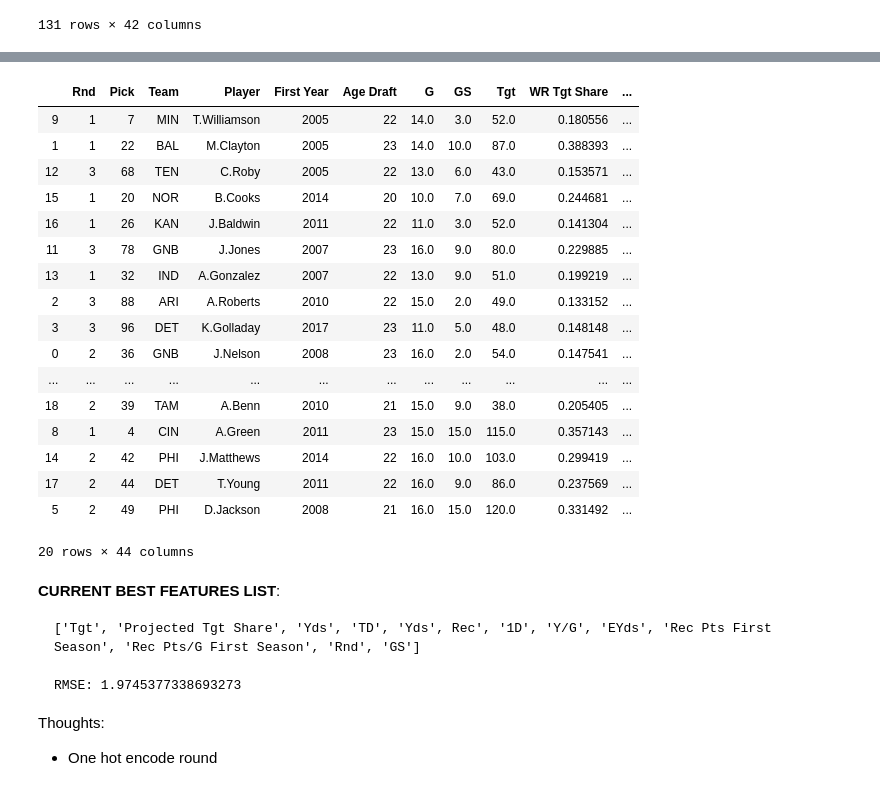
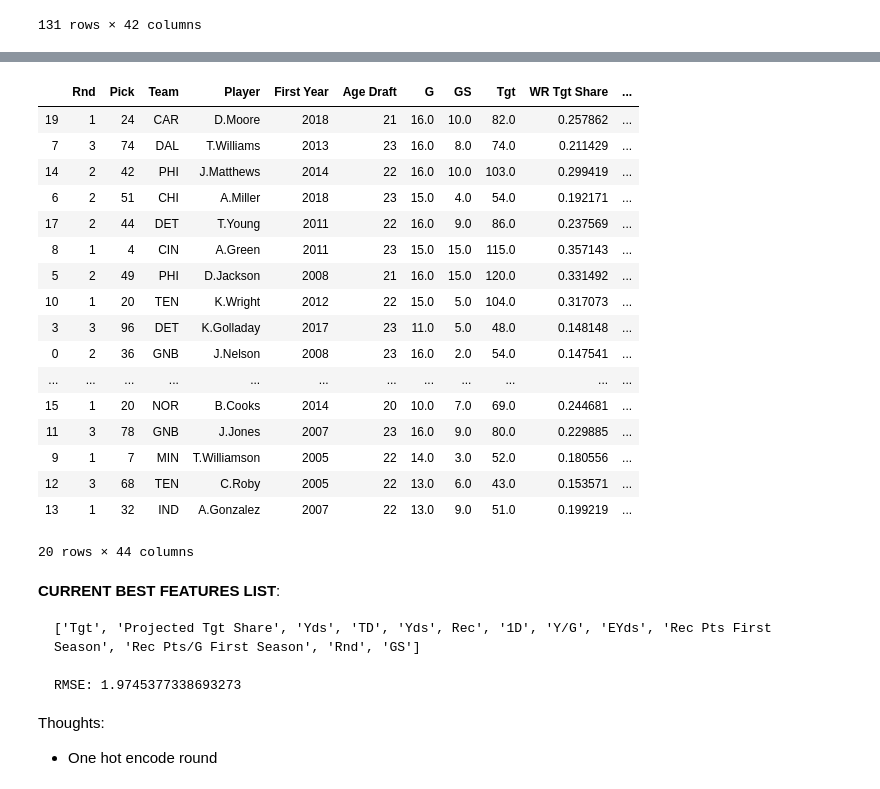
Before and after one commit to tevans-barton/WRSecondYearJumps, a Jupyter notebook: notebooks/5.0 Analysis and Modeling Notebook.ipynb, the cells around one changed output, grey strips where cells are left out. Saved outputs shown, nothing was run; the diff lists cells and outputs as text; code cells hidden in the pictures.

```diff
--- a/notebooks/5.0 Analysis and Modeling Notebook.ipynb
+++ b/notebooks/5.0 Analysis and Modeling Notebook.ipynb
@@ -95,5 +87,5 @@ Index(['Rnd', 'Pick', 'Team', 'Player', 'First Year', 'Age Draft', 'G', 'GS',
 # %%
-X_temp, X_test, y_temp, y_test = train_test_split(rec_model.drop(['Rec Pts Second Season', 'Rec Pts/G Second Season'], axis = 1), rec_model['Rec Pts/G Second Season'], test_size = 0.2, random_state = 1)
+X_temp, X_test, y_temp, y_test = train_test_split(df_model.drop(['Rec Pts Second Season', 'Rec Pts/G Second Season'], axis = 1), df_model['Rec Pts/G Second Season'], test_size = 0.2, random_state = 1)
 # %%
 X_train, X_valid, y_train, y_valid = train_test_split(X_temp, y_temp, test_size = 0.2, random_state = 1)
 # %%
@@ -111,30 +108,30 @@ cat_transformer = Pipeline(steps=[
 ])
 
 reg_num_feat = ['Pick', 'First Year', 'Age Draft', 'G', 'GS',
-        'Tgt', 'WR Tgt Share', 'Rec', 'WR Rec Share', 'Ctch%', 'Yds', 'WR Yds Share',
-        'Y/R', 'TD', 'WR TD Share', '1D', 'Lng', 'Y/Tgt', 'R/G','Y/G',
+        'Tgt', 'Catch Rate', 'Y/R', 'TD', 'WR TD Share', 'Lng', 'Y/Tgt', 'Y/G',
         'Projected Tgt Share', 'Projected Tgt', 'Projected Rec Share', 'Projected Rec', 'Projected Yds Share',
-        'Projected Yds', 'Projected TD Share', 'Projected TD', 'Rec Pts First Season', 'Rec Pts/G First Season']
-adv_num_feat = ['DYAR', 'YAR', 'DVOA', 'VOA', 'EYds', 'DPI Pens', 'DPI Yds']
-num_feat = reg_num_feat + adv_num_feat
+        'Projected Yds', 'Projected TD Share', 'Projected TD']
+sqrt_num_feat = ['WR Tgt Share', 'Rec', 'WR Rec Share', 'Yds', 'WR Yds Share', '1D',
+                 'R/G', 'EYds', 'Rec Pts First Season', 'Rec Pts/G First Season']
+adv_num_feat = ['DYAR', 'YAR', 'DVOA', 'VOA', 'DPI Pens', 'DPI Yds']
+num_feat = reg_num_feat + sqrt_num_feat + adv_num_feat
+
+sqrt_transformer = Pipeline(steps = [
+    ('sqrt', FunctionTransformer(lambda x : x**.5))
+])
 
 num_transformer = Pipeline(steps=[
-    ('scaler', StandardScaler())   # z-scale
+    ('none', FunctionTransformer(lambda x : x))
 ])
 
-small_selection = ['Tgt', 'Projected Tgt Share', 'TD',
-                   'Rec', 'Yds', '1D', 'Y/G', 'EYds', 'Rec Pts First Season',
-                   'Rec Pts/G First Season']
+small_selection = ['Tgt', 'TD', 'Rec Pts/G First Season']
+small_sqrt = ['Rec', 'Yds', '1D', 'EYds']
 
-thresh_selection = ['GS']
+preproc1 = ColumnTransformer(transformers=[('sqrt', sqrt_transformer, small_sqrt), ('none', num_transformer, small_selection), ('cat', cat_transformer, cat_feat)])
 
-bi = Binarizer(8.5)
-
-preproc = ColumnTransformer(transformers=[('bi', bi, thresh_selection), ('num', num_transformer, small_selection), ('cat', cat_transformer, cat_feat)])
-
-pl = Pipeline(steps=[('preprocessor', preproc), ('regressor', LinearRegression())])
+pl = Pipeline(steps=[('preprocessor', preproc1), ('regressor', LinearRegression(normalize = True))])
 # %%
-pl.fit(X_train[small_selection + thresh_selection + cat_feat], y_train)
+pl.fit(X_train[small_selection + small_sqrt + cat_feat], y_train)
 # %% [output]
 Pipeline(memory=None,
          steps=[('preprocessor',
@@ -174,3 +167,3 @@ pd.DataFrame(zip(small_selection + thresh_selection + ['Rnd1', 'Rnd2', 'Rnd3'],
 # %%
-valid_pred = pl.predict(X_valid[small_selection + thresh_selection + ['Rnd']])
+valid_pred = pl.predict(X_valid[small_selection + small_sqrt + ['Rnd']])
 # %%
@@ -205,25 +198,25 @@ temp['Absolute Error'] = np.abs(valid_pred - y_valid)
 # %%
 temp['Error'] = (valid_pred - y_valid)
 # %%
-temp.sort_values('Absolute Error', ascending = False)
+temp.sort_values('Absolute Error')
 # %% [output]
 |  | Rnd | Pick | Team | Player | First Year | Age Draft | G | GS | Tgt | WR Tgt Share | ... |
-| 9 | 1 | 7 | MIN | T.Williamson | 2005 | 22 | 14.0 | 3.0 | 52.0 | 0.180556 | ... |
-| 1 | 1 | 22 | BAL | M.Clayton | 2005 | 23 | 14.0 | 10.0 | 87.0 | 0.388393 | ... |
-| 12 | 3 | 68 | TEN | C.Roby | 2005 | 22 | 13.0 | 6.0 | 43.0 | 0.153571 | ... |
-| 15 | 1 | 20 | NOR | B.Cooks | 2014 | 20 | 10.0 | 7.0 | 69.0 | 0.244681 | ... |
-| 16 | 1 | 26 | KAN | J.Baldwin | 2011 | 22 | 11.0 | 3.0 | 52.0 | 0.141304 | ... |
-| 11 | 3 | 78 | GNB | J.Jones | 2007 | 23 | 16.0 | 9.0 | 80.0 | 0.229885 | ... |
-| 13 | 1 | 32 | IND | A.Gonzalez | 2007 | 22 | 13.0 | 9.0 | 51.0 | 0.199219 | ... |
-| 2 | 3 | 88 | ARI | A.Roberts | 2010 | 22 | 15.0 | 2.0 | 49.0 | 0.133152 | ... |
+| 19 | 1 | 24 | CAR | D.Moore | 2018 | 21 | 16.0 | 10.0 | 82.0 | 0.257862 | ... |
+| 7 | 3 | 74 | DAL | T.Williams | 2013 | 23 | 16.0 | 8.0 | 74.0 | 0.211429 | ... |
+| 14 | 2 | 42 | PHI | J.Matthews | 2014 | 22 | 16.0 | 10.0 | 103.0 | 0.299419 | ... |
+| 6 | 2 | 51 | CHI | A.Miller | 2018 | 23 | 15.0 | 4.0 | 54.0 | 0.192171 | ... |
+| 17 | 2 | 44 | DET | T.Young | 2011 | 22 | 16.0 | 9.0 | 86.0 | 0.237569 | ... |
+| 8 | 1 | 4 | CIN | A.Green | 2011 | 23 | 15.0 | 15.0 | 115.0 | 0.357143 | ... |
+| 5 | 2 | 49 | PHI | D.Jackson | 2008 | 21 | 16.0 | 15.0 | 120.0 | 0.331492 | ... |
+| 10 | 1 | 20 | TEN | K.Wright | 2012 | 22 | 15.0 | 5.0 | 104.0 | 0.317073 | ... |
 | 3 | 3 | 96 | DET | K.Golladay | 2017 | 23 | 11.0 | 5.0 | 48.0 | 0.148148 | ... |
 | 0 | 2 | 36 | GNB | J.Nelson | 2008 | 23 | 16.0 | 2.0 | 54.0 | 0.147541 | ... |
 | ... | ... | ... | ... | ... | ... | ... | ... | ... | ... | ... | ... |
-| 18 | 2 | 39 | TAM | A.Benn | 2010 | 21 | 15.0 | 9.0 | 38.0 | 0.205405 | ... |
-| 8 | 1 | 4 | CIN | A.Green | 2011 | 23 | 15.0 | 15.0 | 115.0 | 0.357143 | ... |
-| 14 | 2 | 42 | PHI | J.Matthews | 2014 | 22 | 16.0 | 10.0 | 103.0 | 0.299419 | ... |
-| 17 | 2 | 44 | DET | T.Young | 2011 | 22 | 16.0 | 9.0 | 86.0 | 0.237569 | ... |
-| 5 | 2 | 49 | PHI | D.Jackson | 2008 | 21 | 16.0 | 15.0 | 120.0 | 0.331492 | ... |
+| 15 | 1 | 20 | NOR | B.Cooks | 2014 | 20 | 10.0 | 7.0 | 69.0 | 0.244681 | ... |
+| 11 | 3 | 78 | GNB | J.Jones | 2007 | 23 | 16.0 | 9.0 | 80.0 | 0.229885 | ... |
+| 9 | 1 | 7 | MIN | T.Williamson | 2005 | 22 | 14.0 | 3.0 | 52.0 | 0.180556 | ... |
+| 12 | 3 | 68 | TEN | C.Roby | 2005 | 22 | 13.0 | 6.0 | 43.0 | 0.153571 | ... |
+| 13 | 1 | 32 | IND | A.Gonzalez | 2007 | 22 | 13.0 | 9.0 | 51.0 | 0.199219 | ... |
 20 rows × 44 columns
 # %% [markdown]
 **CURRENT BEST FEATURES LIST**:
```
Also changed, not shown: parts of 17 cells of this notebook, 3 other files.
